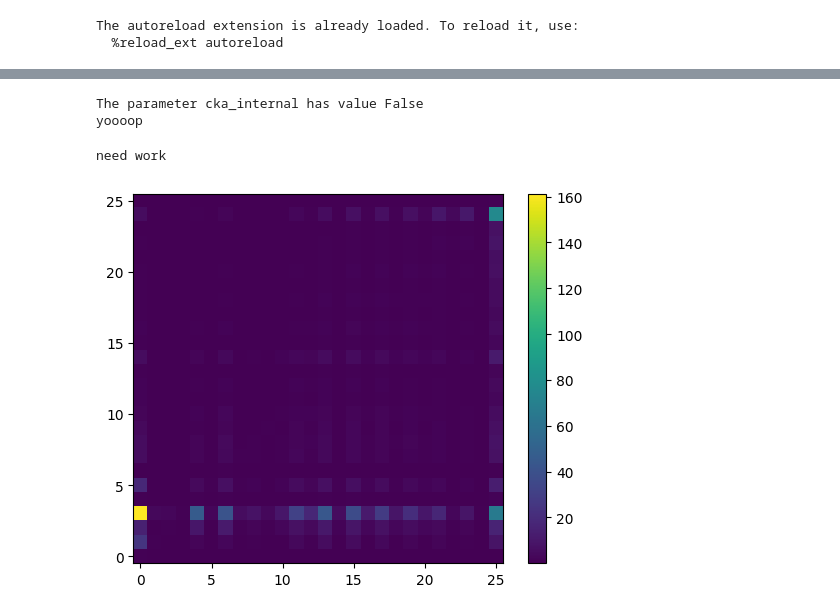
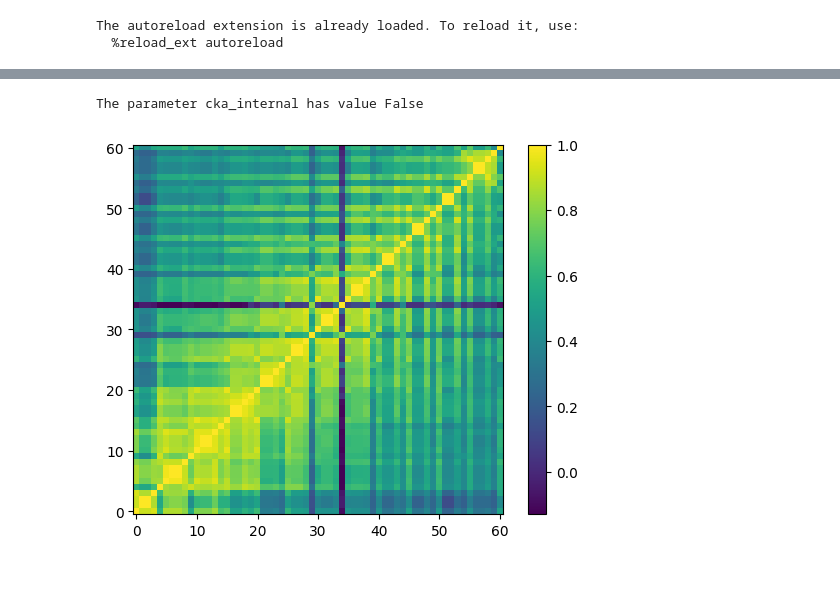
Before and after one commit to angeline-pouget/zooming_in_on_mlps, a Jupyter notebook: cka_experiment.ipynb, the cells around one changed output, grey strips where cells are left out. Saved outputs shown, nothing was run; the diff lists cells and outputs as text; code cells hidden in the pictures; blank space fills up the shorter version.

```diff
--- a/cka_experiment.ipynb
+++ b/cka_experiment.ipynb
@@ -83,50 +133,52 @@ def compute_cka_internal(model, loader, cka, model_type):
     return cka.result()
 # %%
 @torch.no_grad()
-def compute_cka_across(model1, model2, loader, cka, model1_type, mdoel2_type):
+def compute_cka_across(model1, model2, loader, loader2, cka, model1_type, model2_type):
 
     model1.eval()
     model2.eval()
     #register hooks
     activations1 = {}
     activations2 = {}
-    CKA.register_hooks(model1, activations1)
-    CKA.register_hooks(model2, activations2)
+    CKA.register_hooks(model1, activations1, model1_type)
+    CKA.register_hooks(model2, activations2, model2_type)
 
-    for ims, targs in tqdm(loader, desc="Evaluation"):
+    for i, (ims, targs) in enumerate(tqdm(loader, desc="Evaluation")):
+        for j, (ims2, targs2) in enumerate(loader2):
 
-        if model1_type == 'MLP':
-            ims   = torch.reshape(ims, (ims.shape[0], -1))
-        if model2_type == 'MLP':
-            pass
-            print("need work")
+            if i != j:  continue
+            assert torch.equal(targs,targs2), f'Mismatch in batches {i}, {j}'
 
-        acts1 = CKA.get_activations(ims, model1, activations1)
-        acts2 = CKA.get_activations(ims, model2, activations2)
+            if model1_type == 'mlp':
+                ims   = torch.reshape(ims, (ims.shape[0], -1))
+            if model2_type == 'mlp':
+                ims2 = torch.reshape(ims2, (ims2.shape[0], -1))
 
-        cka.update_state_across_models(acts1, acts2)
-
+            acts1 = CKA.get_activations(ims, model1, activations1)
+            acts2 = CKA.get_activations(ims2, model2, activations2)
+            cka.update_state_across_models(acts1, acts2)
+            break
+        break
     return cka.result()
 # %%
 import matplotlib.pyplot as plt
 
 print("The parameter cka_internal has value", cka_internal)
 if cka_internal:
-    _, n_layers = CKA.find_layers(model1)
-    cka         = CKA.MinibatchCKA(n_layers, None, cka_internal)
+    _, n_layers = CKA.find_layers(model1, model1_type)
+    cka         = CKA.MinibatchCKA(n_layers, None, across_models=False)
     heatmap     = compute_cka_internal(model1, loader, cka, model1_type)
 else:
-    _, n_layers1 = CKA.find_layers(model1)
-    _, n_layers2 = CKA.find_layers(model2)
+    _, n_layers1 = CKA.find_layers(model1, model1_type)
+    _, n_layers2 = CKA.find_layers(model2, model2_type)
+
     cka          = CKA.MinibatchCKA(n_layers1, n_layers2, across_models=True)
-    heatmap      = compute_cka_across(model1, model2, loader, cka, model1_type, model2_type)
+    heatmap      = compute_cka_across(model1, model2, loader1, loader2, cka, model1_type, model2_type)
 
 heatmap = heatmap.numpy()
 plt.imshow(heatmap, cmap = 'viridis', origin = 'lower')
 plt.colorbar()
 plt.show()
 # %% [output]
 The parameter cka_internal has value False
-yoooop
-need work
-[figure, old version]
+[figure, new version]
```
Also changed, not shown: parts of 7 cells of this notebook, 1 other file.
